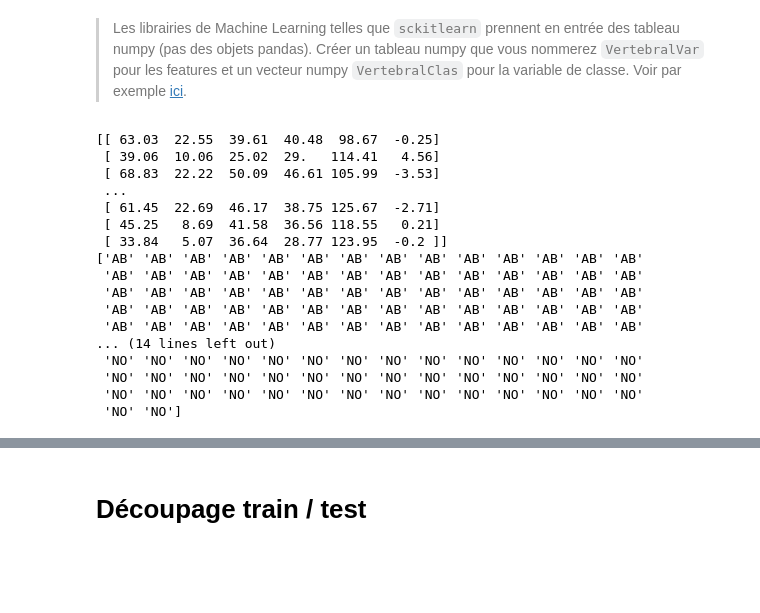
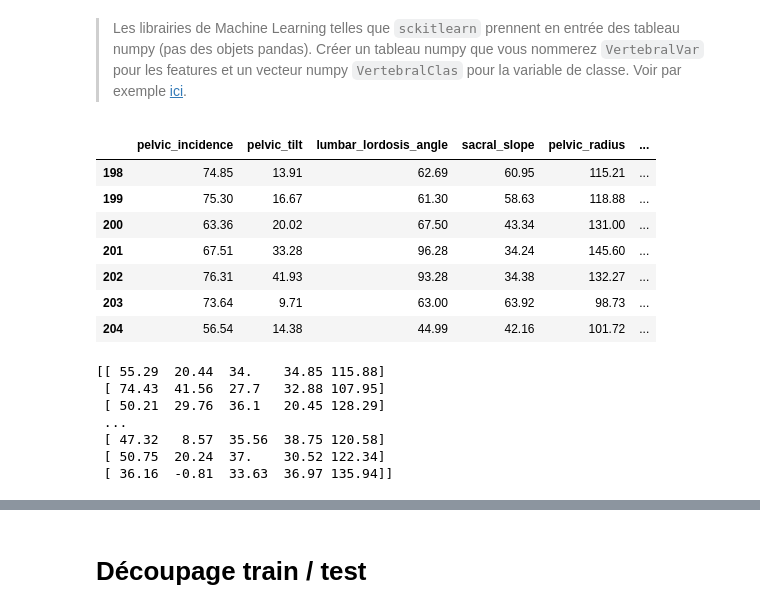
Before and after one commit to remidupuis/mimi_master, a Jupyter notebook: STASC/class2/TP-BasicClassif-NBC-ppv.ipynb, the cells around one changed output, grey strips where cells are left out. Cells and saved outputs as stored; diff of their text form; code cells hidden in the pictures; blank space fills up the shorter version.

Commit message:
end printers and vectors

```diff
--- a/STASC/class2/TP-BasicClassif-NBC-ppv.ipynb
+++ b/STASC/class2/TP-BasicClassif-NBC-ppv.ipynb
@@ -84,27 +84,31 @@ dtypes: float64(6), object(1)
 memory usage: 17.1+ KB
 # %% [markdown]
 > Les librairies de Machine Learning telles que `sckitlearn` prennent en entrée des tableau numpy (pas des objets pandas). Créer un tableau numpy que vous nommerez `VertebralVar` pour les features et un vecteur numpy `VertebralClas` pour la variable de classe. Voir par exemple [ici](https://pandas.pydata.org/pandas-docs/stable/reference/api/pandas.DataFrame.to_numpy.html#pandas.DataFrame.to_numpy).
-# %%
-VertebralVar  = Vertebral.drop(columns = 'class').to_numpy()
-VertebralClas = Vertebral['class'].to_numpy()
-
-print(VertebralVar)
-print(VertebralClas)
-# %% [output]
-[[ 63.03  22.55  39.61  40.48  98.67  -0.25]
- [ 39.06  10.06  25.02  29.   114.41   4.56]
- [ 68.83  22.22  50.09  46.61 105.99  -3.53]
- ...
- [ 61.45  22.69  46.17  38.75 125.67  -2.71]
- [ 45.25   8.69  41.58  36.56 118.55   0.21]
- [ 33.84   5.07  36.64  28.77 123.95  -0.2 ]]
-['AB' 'AB' 'AB' 'AB' 'AB' 'AB' 'AB' 'AB' 'AB' 'AB' 'AB' 'AB' 'AB' 'AB'
- 'AB' 'AB' 'AB' 'AB' 'AB' 'AB' 'AB' 'AB' 'AB' 'AB' 'AB' 'AB' 'AB' 'AB'
- 'AB' 'AB' 'AB' 'AB' 'AB' 'AB' 'AB' 'AB' 'AB' 'AB' 'AB' 'AB' 'AB' 'AB'
- 'AB' 'AB' 'AB' 'AB' 'AB' 'AB' 'AB' 'AB' 'AB' 'AB' 'AB' 'AB' 'AB' 'AB'
- 'AB' 'AB' 'AB' 'AB' 'AB' 'AB' 'AB' 'AB' 'AB' 'AB' 'AB' 'AB' 'AB' 'AB'
-... (14 lines left out)
- 'NO' 'NO' 'NO' 'NO' 'NO' 'NO' 'NO' 'NO' 'NO' 'NO' 'NO' 'NO' 'NO' 'NO'
- 'NO' 'NO' 'NO' 'NO' 'NO' 'NO' 'NO' 'NO' 'NO' 'NO' 'NO' 'NO' 'NO' 'NO'
- 'NO' 'NO' 'NO' 'NO' 'NO' 'NO' 'NO' 'NO' 'NO' 'NO' 'NO' 'NO' 'NO' 'NO'
- 'NO' 'NO']
+# %%
+Vertebral.iloc[198:205]
+# %% [output]
+|  | pelvic_incidence | pelvic_tilt | lumbar_lordosis_angle | sacral_slope | pelvic_radius | ... |
+| 198 | 74.85 | 13.91 | 62.69 | 60.95 | 115.21 | ... |
+| 199 | 75.30 | 16.67 | 61.30 | 58.63 | 118.88 | ... |
+| 200 | 63.36 | 20.02 | 67.50 | 43.34 | 131.00 | ... |
+| 201 | 67.51 | 33.28 | 96.28 | 34.24 | 145.60 | ... |
+| 202 | 76.31 | 41.93 | 93.28 | 34.38 | 132.27 | ... |
+| 203 | 73.64 | 9.71 | 63.00 | 63.92 | 98.73 | ... |
+| 204 | 56.54 | 14.38 | 44.99 | 42.16 | 101.72 | ... |
+# %%
+VertebralVar = Vertebral.drop(columns='class')
+VertebralVar = VertebralVar.to_numpy()
+
+# Printing the NumPy array
+#print(VertebralVar[100:300,0:-1])
+#print(VertebralVar[0:200,0:-1])
+#print(VertebralVar[50:250,0:-1])
+print(VertebralVar[50:251,0:-1])
+# %% [output]
+[[ 55.29  20.44  34.    34.85 115.88]
+ [ 74.43  41.56  27.7   32.88 107.95]
+ [ 50.21  29.76  36.1   20.45 128.29]
+ ...
+ [ 47.32   8.57  35.56  38.75 120.58]
+ [ 50.75  20.24  37.    30.52 122.34]
+ [ 36.16  -0.81  33.63  36.97 135.94]]
```
Also changed, not shown: parts of 17 cells of this notebook, 6 other files.
